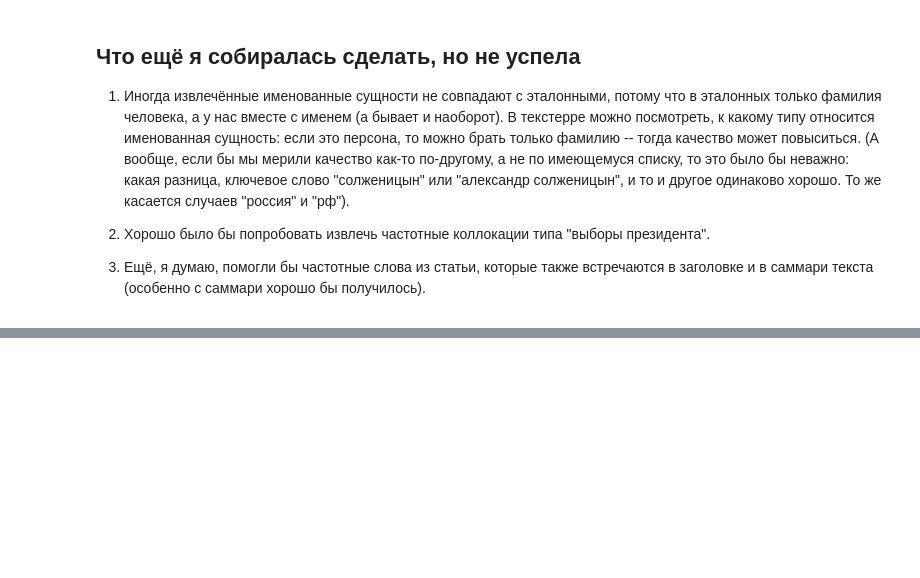
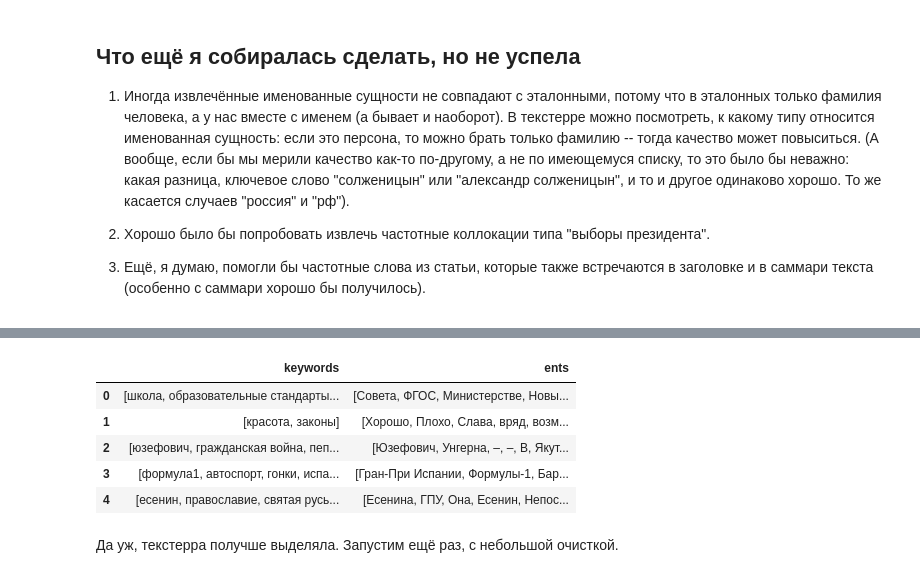
Before and after one commit to ikarabl/CompLingHW, a Jupyter notebook: CompLingHW3.ipynb, the cells around one changed output, grey strips where cells are left out. Drawn from its saved outputs; the diff is of its cells as text; code cells hidden in the pictures; blank space fills up the shorter version.

```diff
--- a/CompLingHW3.ipynb
+++ b/CompLingHW3.ipynb
@@ -512,0 +616,11 @@ evaluate(bigger_df["keywords"], bigger_df["nes_and_abbrs"])
+# %%
+data[["keywords", "ents"]].head()
+# %% [output]
+|  | keywords | ents |
+| 0 | [школа, образовательные стандарты... | [Совета, ФГОС, Министерстве, Новы... |
+| 1 | [красота, законы] | [Хорошо, Плохо, Слава, вряд, возм... |
+| 2 | [юзефович, гражданская война, пеп... | [Юзефович, Унгерна, –, –, В, Якут... |
+| 3 | [формула1, автоспорт, гонки, испа... | [Гран-При Испании, Формулы-1, Бар... |
+| 4 | [есенин, православие, святая русь... | [Есенина, ГПУ, Она, Есенин, Непос... |
+# %% [markdown]
+Да уж, текстерра получше выделяла. Запустим ещё раз, с небольшой очисткой.
```
Also changed, not shown: parts of 20 cells of this notebook.
